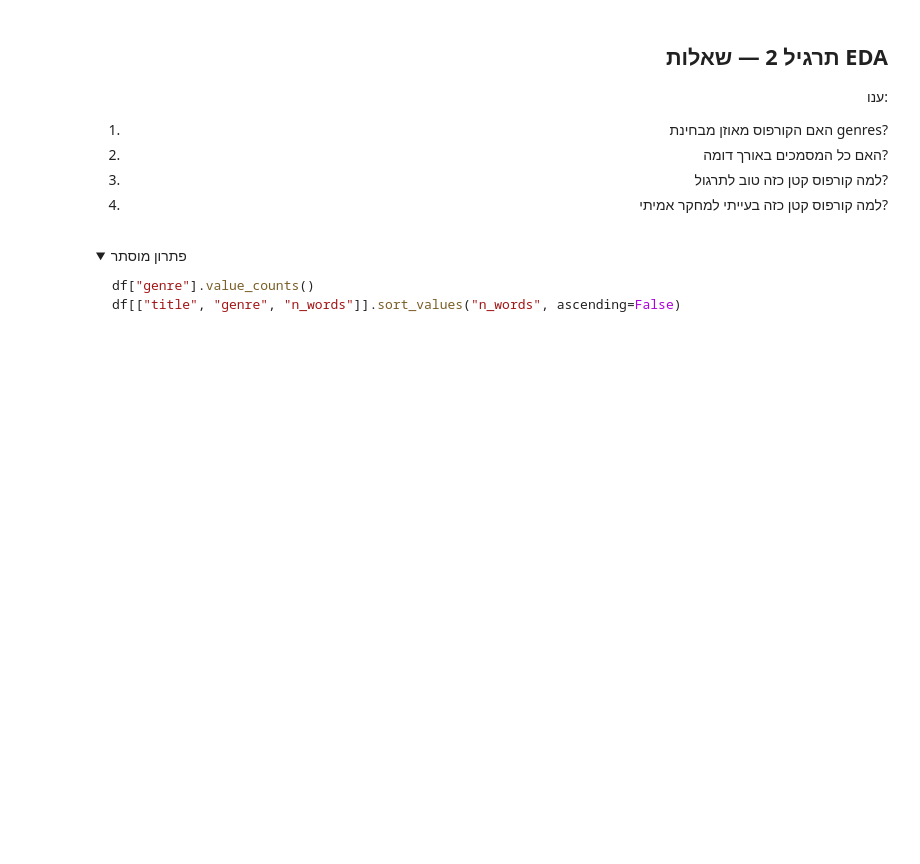
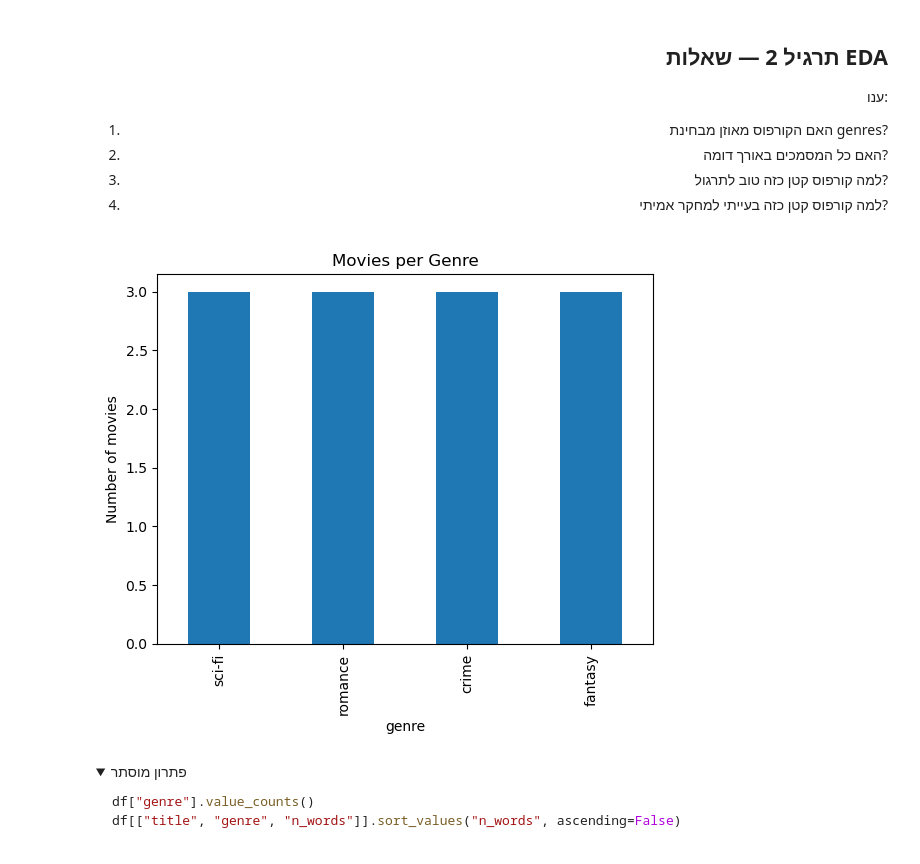
Before and after one commit to spacentime/he-ai-engineer-course, a Jupyter notebook: src/practice09/class9.ipynb, the cells around one changed output. Drawn from its saved outputs; the diff is of its cells as text; code cells hidden in the pictures; folded sections open; blank space fills up the shorter version.

```diff
--- a/src/practice09/class9.ipynb
+++ b/src/practice09/class9.ipynb
@@ -176,6 +213,15 @@ plt.show()
 # %%
 # TODO:
 # כתבו תשובות קצרות במרקדאון או בהערות קוד.
+df["n_words"] = df["text"].str.split().str.len()
+df[["title", "genre", "n_words"]]
+
+df["genre"].value_counts().plot(kind="bar")
+plt.ylabel("Number of movies")
+plt.title("Movies per Genre")
+plt.show()
+# %% [output]
+[figure, added]
 # %% [markdown]
 <details dir="rtl">
 <summary>פתרון מוסתר</summary>
```
Also changed, not shown: parts of 16 cells of this notebook.
